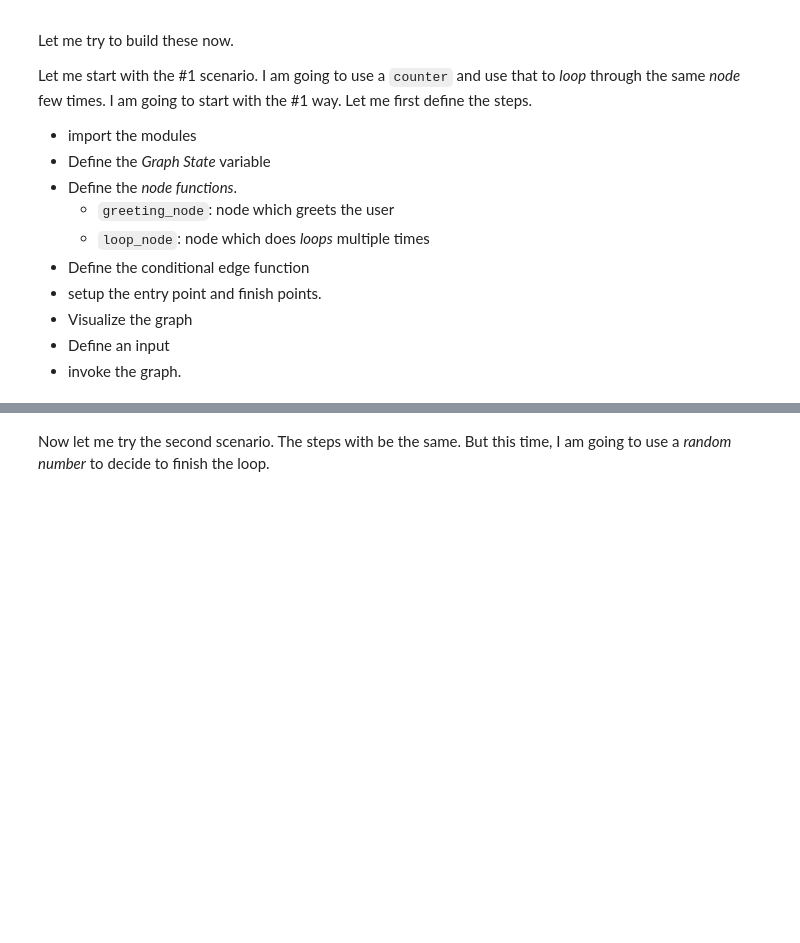
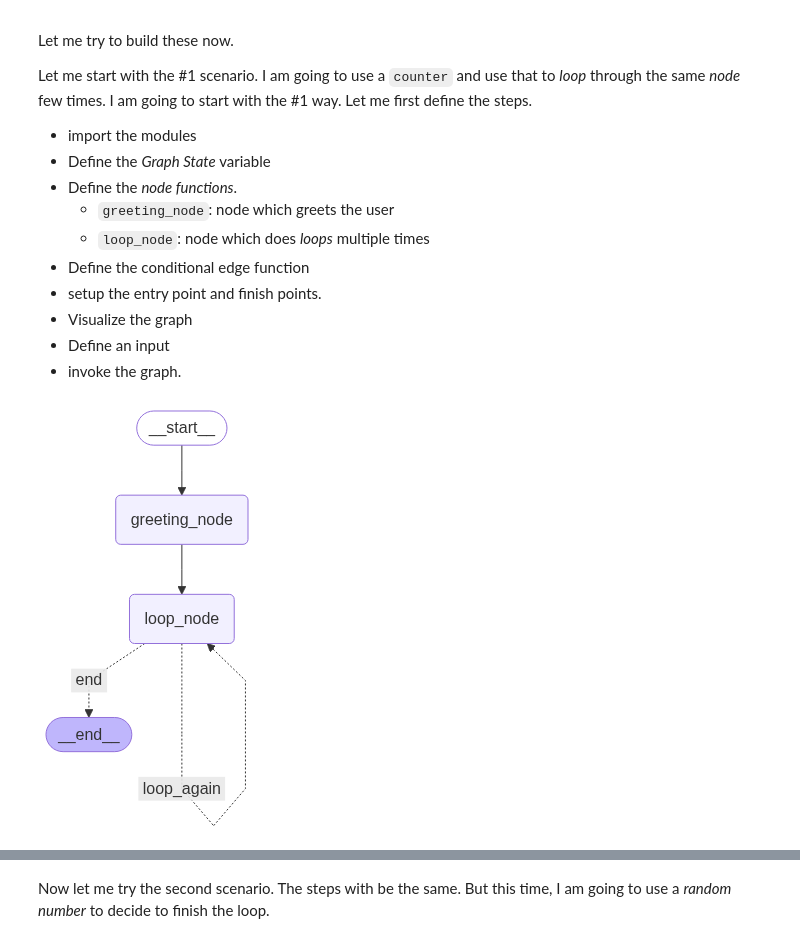
Before and after one commit to erangalds/t-langGraph, a Jupyter notebook: 01-graph-structures/07-loops-in-the-graph.ipynb, the cells around one changed output, grey strips where cells are left out. Cells and saved outputs as stored; diff of their text form; code cells hidden in the pictures; blank space fills up the shorter version.

```diff
--- a/01-graph-structures/07-loops-in-the-graph.ipynb
+++ b/01-graph-structures/07-loops-in-the-graph.ipynb
@@ -26,3 +26,59 @@ I am going to start with the #1 way. Let me first define the steps.
 + invoke the graph.
 # %%
 # Code for #1
+from langgraph.graph import StateGraph, START, END
+from typing import Dict, List, TypedDict
+from IPython.display import Image, display
+
+# Define the State Variable.
+class AgentState(TypedDict):
+    name: str
+    counter: int
+
+# Define greeting_node
+def greeting_node(state: AgentState) -> AgentState:
+    """Greet the user and ask for the state variable values"""
+    print("Hello! What is your name?")
+    state['name'] = input("Name: ")
+    print(f"Nice to meet you, {state['name']}!")
+
+    print("How many times would you like to repeat the greeting?")
+    state['counter'] = int(input("Counter: "))
+
+    return state
+
+# Define the loop node
+def loop_node(state: AgentState) -> AgentState:
+    """Repeat the greeting based on the counter value"""
+    if state['counter'] > 0:
+        print(f"Hello again, {state['name']}!, current count: {state['counter']}")
+        state['counter'] -= 1
+    return state
+
+# Define the conditional edge
+def conditional_edge(state: AgentState) -> str:
+    """Check if the counter is greater than 0"""
+    if state['counter'] > 0:
+        return "loop_again"
+    else:
+        return "end"
+
+# Define the state graph
+graph = StateGraph(AgentState)
+graph.add_node("greeting_node", greeting_node)
+graph.add_node("loop_node", loop_node)
+graph.add_edge(START, "greeting_node")
+graph.add_edge("greeting_node", "loop_node")
+
+graph.add_conditional_edges(
+    "loop_node",
+    conditional_edge,
+    {
+        "loop_again": "loop_node",
+        "end": END
+    }
+)
+app = graph.compile()
+display(Image(app.get_graph().draw_mermaid_png()))
+# %% [output]
+[figure, added]
```
Also changed, not shown: parts of 4 cells of this notebook, 1 other file.
